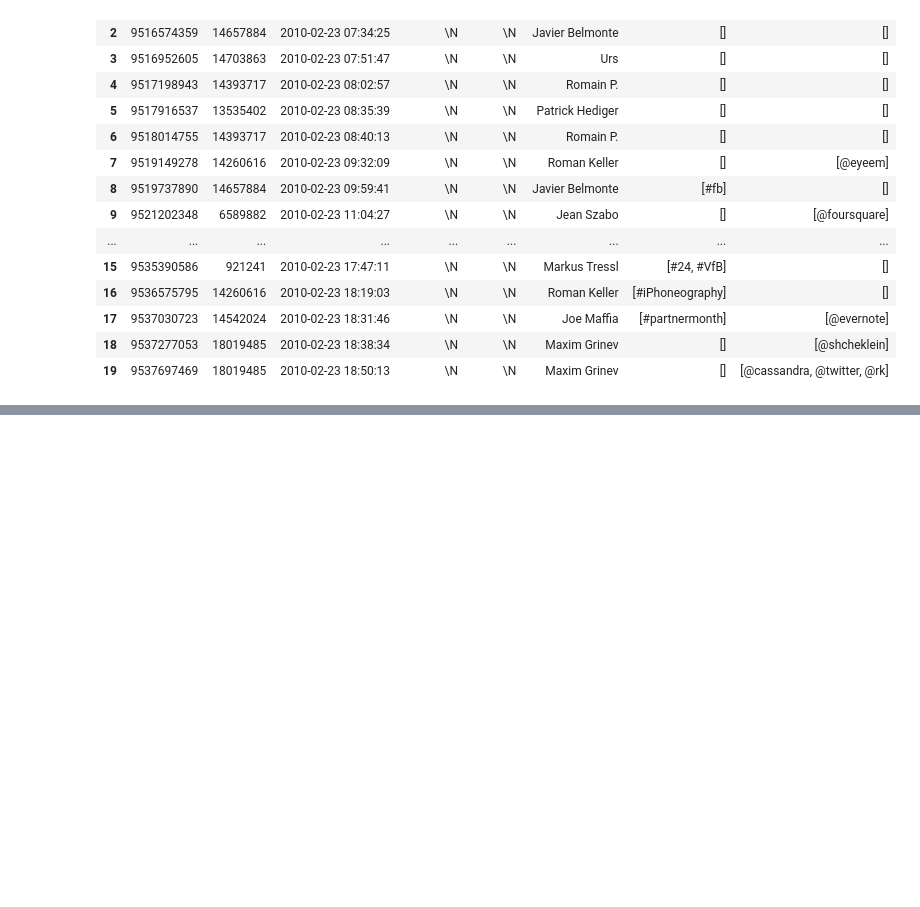
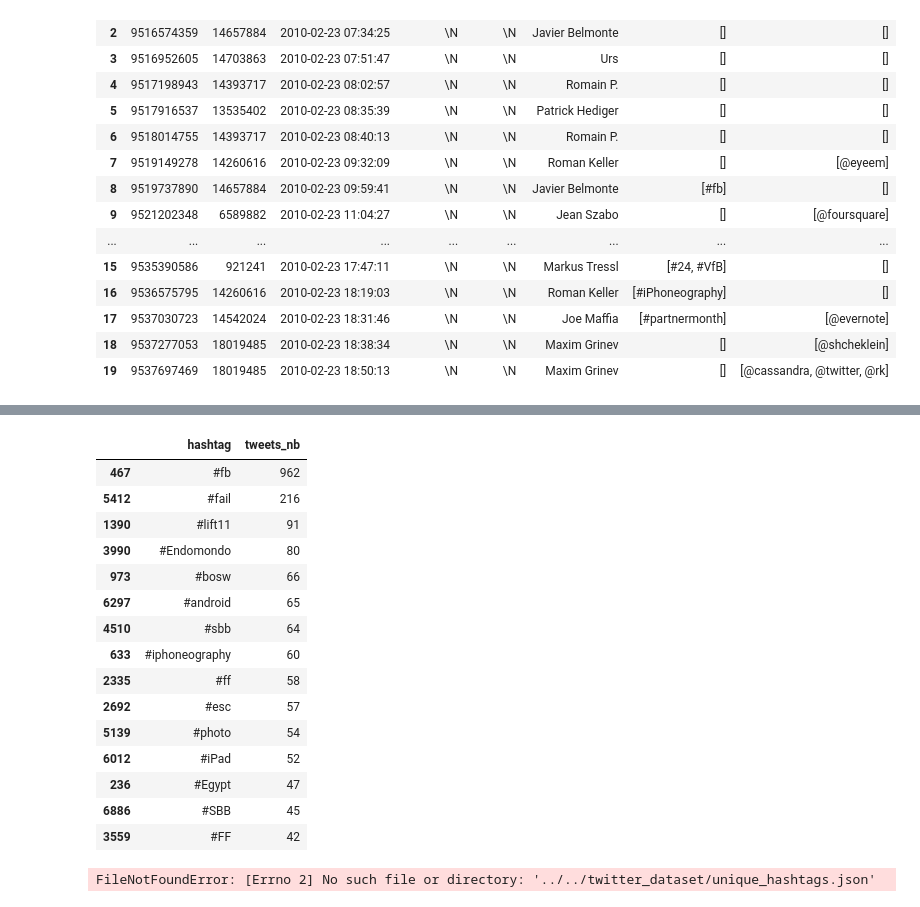
Before and after one commit to brunowicht/ada_project, a Jupyter notebook: project/cleaning.ipynb, the cells around one changed output, grey strips where cells are left out. Drawn from its saved outputs; the diff is of its cells as text; code cells hidden in the pictures; blank space fills up the shorter version.

```diff
--- a/project/cleaning.ipynb
+++ b/project/cleaning.ipynb
@@ -220,0 +208,37 @@ group_by_hashtag(df_tag)
+# %%
+group_hashtags_nb = group_hashtags.copy()
+group_hashtags_nb['tweets_nb'] = group_hashtags_nb['tweets_idx'].apply(lambda ls: len(ls))
+group_hashtags_nb.sort_values('tweets_nb', ascending=False).drop(['tweets_idx'], axis=1).head(15)
+# %% [output]
+|  | hashtag | tweets_nb |
+| 467 | #fb | 962 |
+| 5412 | #fail | 216 |
+| 1390 | #lift11 | 91 |
+| 3990 | #Endomondo | 80 |
+| 973 | #bosw | 66 |
+| 6297 | #android | 65 |
+| 4510 | #sbb | 64 |
+| 633 | #iphoneography | 60 |
+| 2335 | #ff | 58 |
+| 2692 | #esc | 57 |
+| 5139 | #photo | 54 |
+| 6012 | #iPad | 52 |
+| 236 | #Egypt | 47 |
+| 6886 | #SBB | 45 |
+| 3559 | #FF | 42 |
+# %%
+#Compute the list of different tags
+def compute_unique_tag_list_and_store():
+    concat_list = np.concatenate(df_tag.tag.apply(lambda x : np.array(keep_tags(x))))
+    unique_tags = np.unique(concat_list)
+    with open('../../twitter_dataset/unique_hashtags.json', 'w') as outfile:
+        json.dump(unique_tags.tolist(), outfile)
+
+def load_unique_tag_list():
+    with open('../../twitter_dataset/unique_hashtags.json', 'r') as infile:
+        unique_tags = json.load(infile)
+    return unique_tags
+
+unique_tags = load_unique_tag_list()
+# %% [output]
+FileNotFoundError: [Errno 2] No such file or directory: '../../twitter_dataset/unique_hashtags.json'
```
Also changed, not shown: parts of 10 cells of this notebook.
